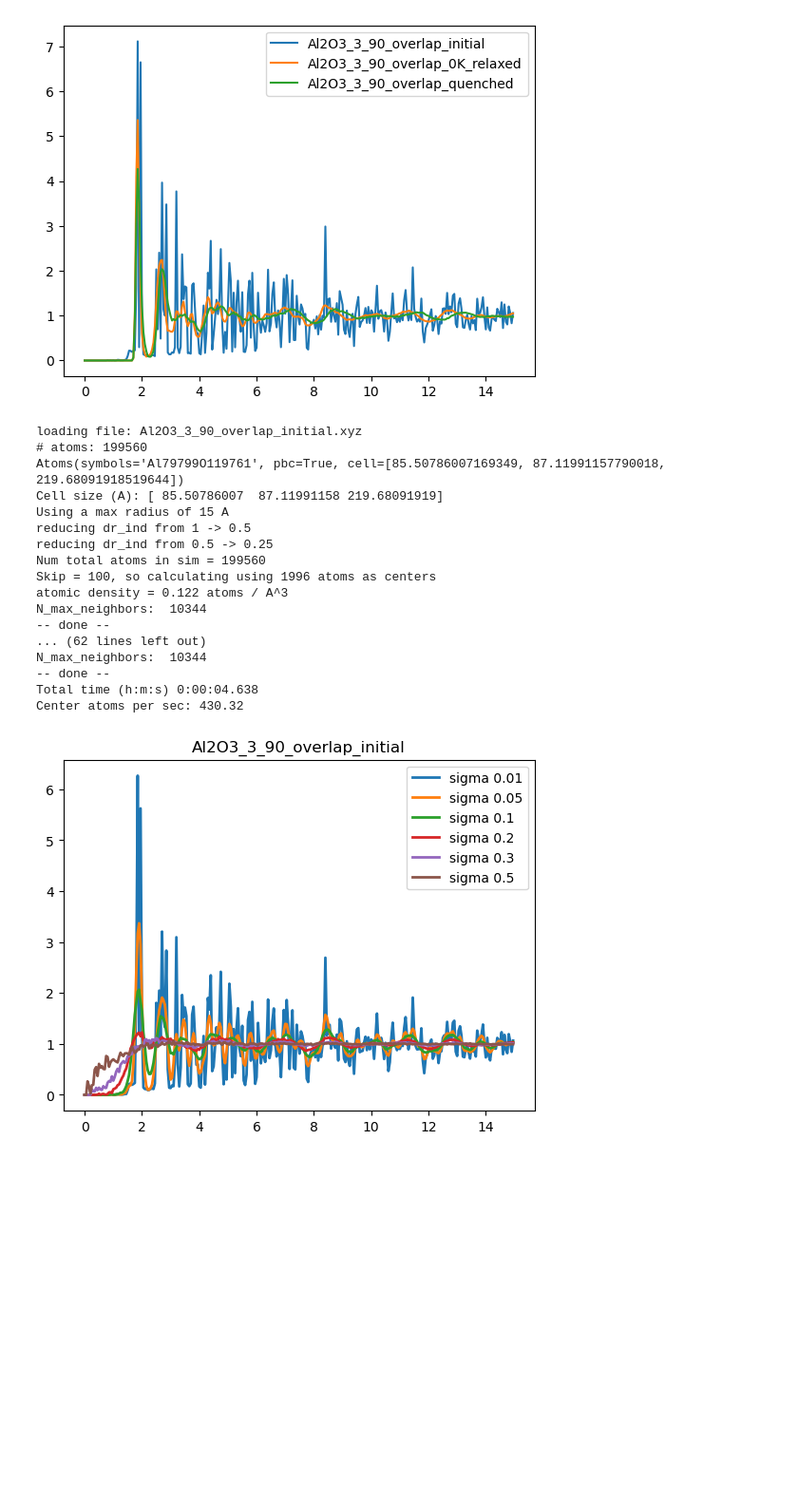
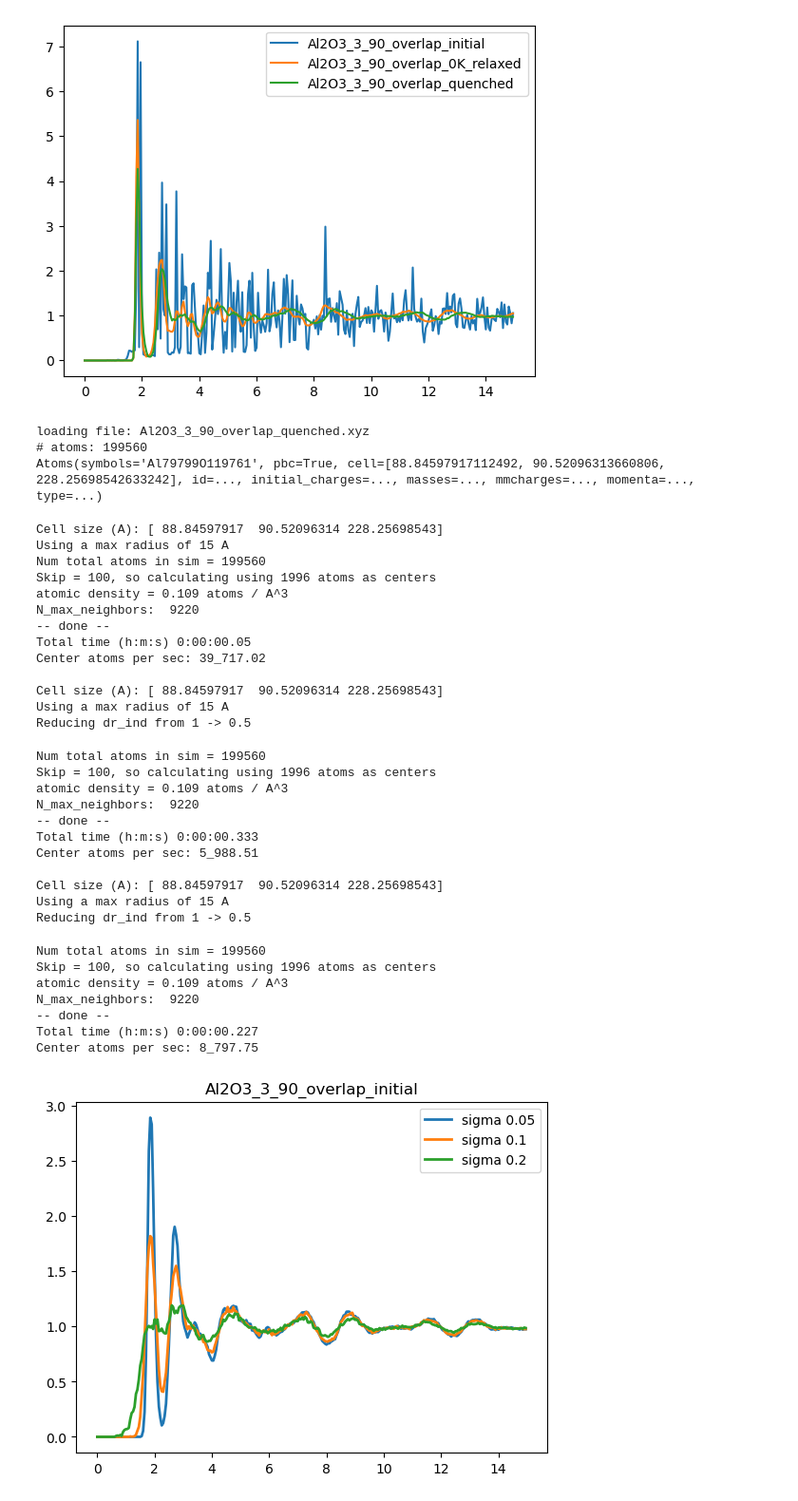
Before and after one commit to Art-MC/GAS, a Jupyter notebook: gas/PDFs/notebooks/gen_vars.ipynb, the cells around one changed output. Shown at 95% size. Saved outputs shown, nothing was run; the diff lists cells and outputs as text; code cells hidden in the pictures; blank space fills up the shorter version.

```diff
--- a/gas/PDFs/notebooks/gen_vars.ipynb
+++ b/gas/PDFs/notebooks/gen_vars.ipynb
@@ -77,7 +100,6 @@ for f, nm in zip([init_file, relax_file, quench_file], ["init", "relax", "quench
     gr_3Ds['r'] = r
 
     ax.plot(r, gr_3D, label=f.stem)
-    cp.get_default_memory_pool().free_all_blocks()
 
 ax.legend()
 plt.show()
@@ -97,57 +108,79 @@ RDF_params = {
 # %%
+RDF_params = {
+    "batch_size" : 25_000,
+    "dr" : 0.05,
+    "hist_r_max" : 15,
+    "skip" : 100,
+    "reduced": True,
+}
+
 # sigmas = [0.01, 0.02, 0.03]
-sigmas = [0.01, 0.05, 0.1, 0.2, 0.3, 0.5]
+sigmas = [0.05, 0.1, 0.2]
+# sigmas = [0.01, 0.05, 0.1, 0.2, 0.3, 0.5]
 
 gr_3Dsigmas = {}
 
 rdf = RDF(device=device, v=3)
-atoms2 = load_xyz(init_file, v=3)
-for sigma in sigmas:
-# for sigma in tqdm(sigmas):
+# atoms2 = load_xyz(init_file, v=3)
+atoms2 = load_xyz(quench_file, v=3)
+for sigma in tqdm(sigmas):
     jitter = np.random.normal(loc=0, scale=sigma, size=atoms2.positions.shape)
     atoms2.positions += jitter
     atoms2.wrap()
 
     rs, gr_3D_sigma = rdf.rdf(
         atoms2,
         pbcs=atoms2.pbc,
         **RDF_params,
     )
     gr_3D_sigma = gr_3D_sigma.get()
     gr_3Dsigmas[f"gr_sigma_{sigma}"] = gr_3D_sigma
 
-    # ax.plot(rs.get(), gr_3D_sigma, label=f'sigma {sigma}', lw=2)
-    # cp.cuda.Stream.null.synchronize()
-    cp.get_default_memory_pool().free_all_blocks()
-    cp.get_default_pinned_memory_pool().free_all_blocks()
 gr_3Dsigmas['r'] = rs.get()
 fig, ax = plt.subplots()
 # ax.plot(r, gr_3Dsigmas['init'], label='no jitter')
 
 for sigma in sigmas:
     ax.plot(gr_3Dsigmas['r'], gr_3Dsigmas[f"gr_sigma_{sigma}"], label=f'sigma {sigma}', lw = 2)
 ax.legend()
 ax.set_title(init_file.stem)
 plt.show()
 # %% [output]
-loading file: Al2O3_3_90_overlap_initial.xyz
+loading file: Al2O3_3_90_overlap_quenched.xyz
 # atoms: 199560
-Atoms(symbols='Al79799O119761', pbc=True, cell=[85.50786007169349, 87.11991157790018, 219.68091918519644])
-Cell size (A): [ 85.50786007  87.11991158 219.68091919]
-Using a max radius of 15 A
-reducing dr_ind from 1 -> 0.5
-reducing dr_ind from 0.5 -> 0.25
-Num total atoms in sim = 199560
-Skip = 100, so calculating using 1996 atoms as centers
-atomic density = 0.122 atoms / A^3
-N_max_neighbors:  10344
--- done --
-... (62 lines left out)
-N_max_neighbors:  10344
--- done --
-Total time (h:m:s) 0:00:04.638
-Center atoms per sec: 430.32
+Atoms(symbols='Al79799O119761', pbc=True, cell=[88.84597917112492, 90.52096313660806, 228.25698542633242], id=..., initial_charges=..., masses=..., mmcharges=..., momenta=..., type=...)
+Cell size (A): [ 88.84597917  90.52096314 228.25698543]
+Using a max radius of 15 A
+Num total atoms in sim = 199560
+Skip = 100, so calculating using 1996 atoms as centers
+atomic density = 0.109 atoms / A^3
+N_max_neighbors:  9220
+-- done --
+Total time (h:m:s) 0:00:00.05
+Center atoms per sec: 39_717.02
+
+Cell size (A): [ 88.84597917  90.52096314 228.25698543]
+Using a max radius of 15 A
+Reducing dr_ind from 1 -> 0.5
+Num total atoms in sim = 199560
+Skip = 100, so calculating using 1996 atoms as centers
+atomic density = 0.109 atoms / A^3
+N_max_neighbors:  9220
+-- done --
+Total time (h:m:s) 0:00:00.333
+Center atoms per sec: 5_988.51
+
+Cell size (A): [ 88.84597917  90.52096314 228.25698543]
+Using a max radius of 15 A
+Reducing dr_ind from 1 -> 0.5
+Num total atoms in sim = 199560
+Skip = 100, so calculating using 1996 atoms as centers
+atomic density = 0.109 atoms / A^3
+N_max_neighbors:  9220
+-- done --
+Total time (h:m:s) 0:00:00.227
+Center atoms per sec: 8_797.75
-[figure, old version]
+[figure, new version]
 # %%
 fig, ax = plt.subplots()
 ax.plot(gr_3Ds['r'], gr_3Ds['init']+8, label='initial')
```
Also changed, not shown: parts of 23 cells of this notebook, 3 other files.
